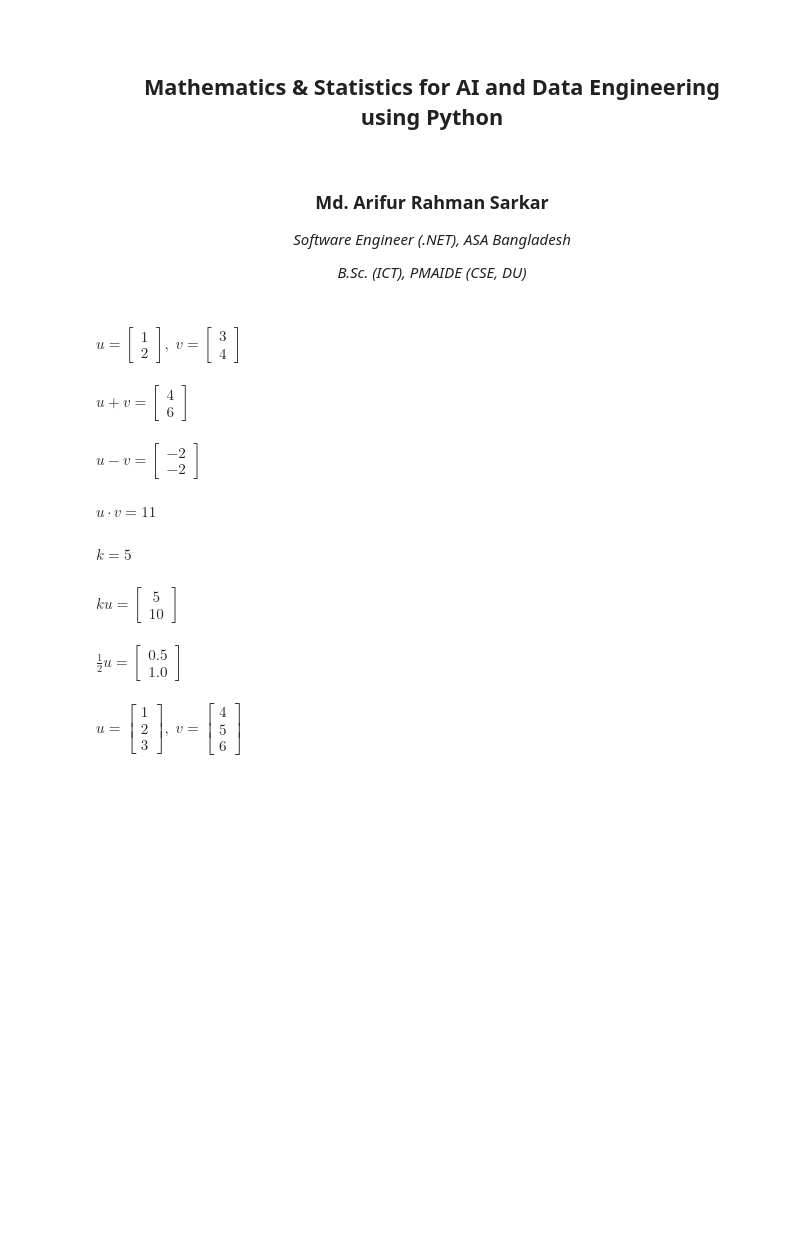
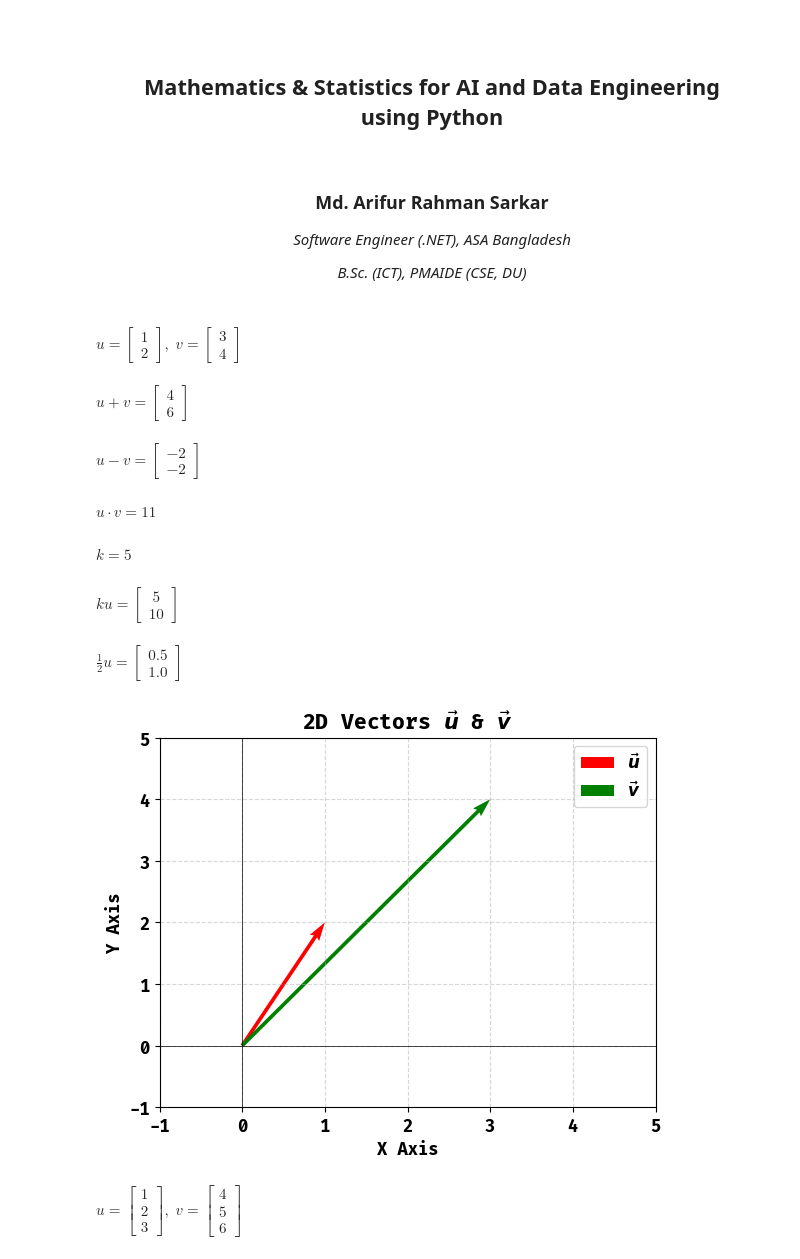
Before and after one commit to FullStackAnalyst/Mathematics-Statistics-for-AI-Data-Engineering, a Jupyter notebook: Index.ipynb, the cells around one changed output. Saved outputs shown, nothing was run; the diff lists cells and outputs as text; code cells hidden in the pictures; blank space fills up the shorter version.

```diff
--- a/Index.ipynb
+++ b/Index.ipynb
@@ -15,27 +15,84 @@
 # %%
 from sympy import Matrix, latex
 from IPython.display import display, Math
+import matplotlib.pyplot as plt
+
+import matplotlib as mpl
+
+mpl.rcParams["font.family"] = "Fira Code"
+mpl.rcParams["font.size"] = 12
+mpl.rcParams["font.weight"] = "bold"
 
 u = Matrix([1, 2])
 v = Matrix([3, 4])
 k = 5
 
 display(Math("u = " + latex(u) + ", \\; v = " + latex(v)))
 display(Math("u + v = " + latex(u + v)))
 display(Math("u - v = " + latex(u - v)))
 display(Math("u \\cdot v = " + latex(u.dot(v))))
-
 display(Math("k = " + str(k)))
 display(Math("k u = " + latex(k * u)))
 display(Math("\\tfrac{1}{2} u = " + latex((1 / 2) * u)))
+
+elements = list(u) + list(v)
+
+min_raw = min(elements)
+max_raw = max(elements)
+
+if min_raw == 1:
+    min_val = -1
+else:
+    min_val = float(min_raw - 1)
+
+max_val = float(max_raw + 1)
+
+plt.quiver(
+    0,
+    0,
+    float(u[0]),
+    float(u[1]),
+    angles="xy",
+    scale_units="xy",
+    scale=1,
+    color="r",
+    label=r"$\vec{u}$",
+)
+plt.quiver(
+    0,
+    0,
+    float(v[0]),
+    float(v[1]),
+    angles="xy",
+    scale_units="xy",
+    scale=1,
+    color="g",
+    label=r"$\vec{v}$",
+)
+
+plt.axhline(0, color="black", linewidth=0.5)
+plt.axvline(0, color="black", linewidth=0.5)
+plt.xlim(min_val, max_val)
+plt.ylim(min_val, max_val)
+plt.xlabel("X Axis", fontsize=12, fontweight="bold", family="Fira Code")
+plt.ylabel("Y Axis", fontsize=12, fontweight="bold", family="Fira Code")
+plt.title(
+    r"2D Vectors $\vec{u}$ & $\vec{v}$",
+    fontsize=15,
+    fontweight="bold",
+)
+plt.legend(prop={"size": 12, "weight": "bold", "family": "Fira Code"})
+plt.grid(True, linestyle="--", alpha=0.5)
+plt.show()
 # %% [output]
 $\displaystyle u = \left[\begin{matrix}1\\2\end{matrix}\right], \; v = \left[\begin{matrix}3\\4\end{matrix}\right]$
 $\displaystyle u + v = \left[\begin{matrix}4\\6\end{matrix}\right]$
 $\displaystyle u - v = \left[\begin{matrix}-2\\-2\end{matrix}\right]$
 $\displaystyle u \cdot v = 11$
 $\displaystyle k = 5$
 $\displaystyle k u = \left[\begin{matrix}5\\10\end{matrix}\right]$
 $\displaystyle \tfrac{1}{2} u = \left[\begin{matrix}0.5\\1.0\end{matrix}\right]$
+[figure, added]
 # %%
 from sympy import Matrix, latex
 from IPython.display import display, Math
```
Also changed, not shown: parts of 1 cell of this notebook.
